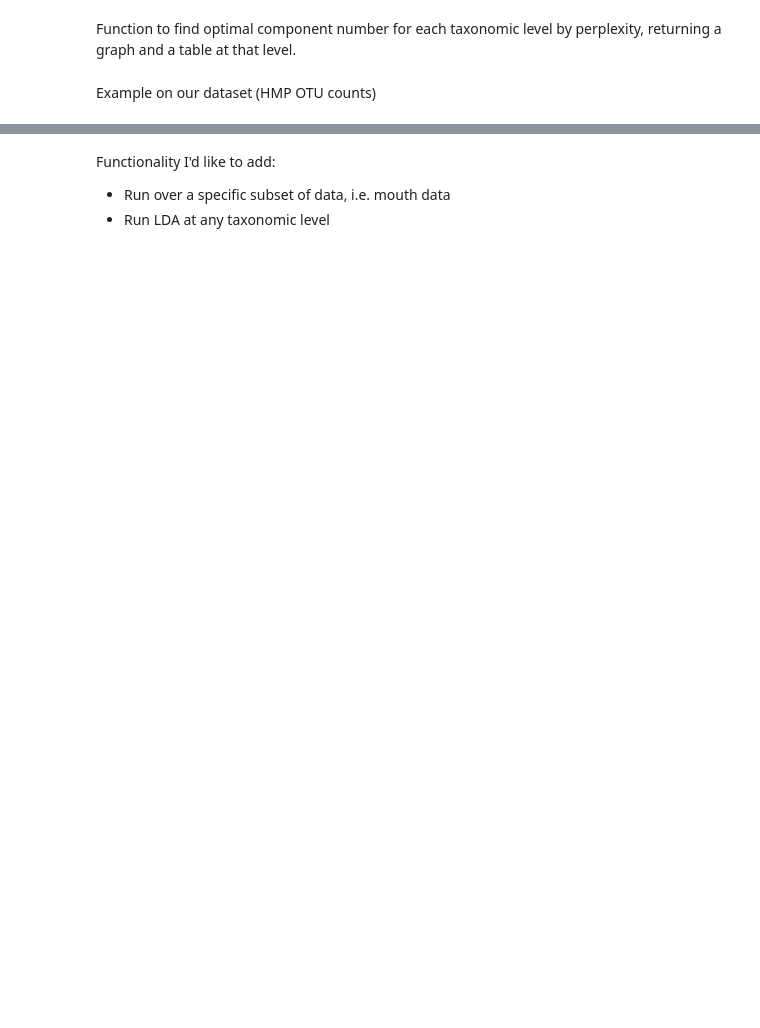
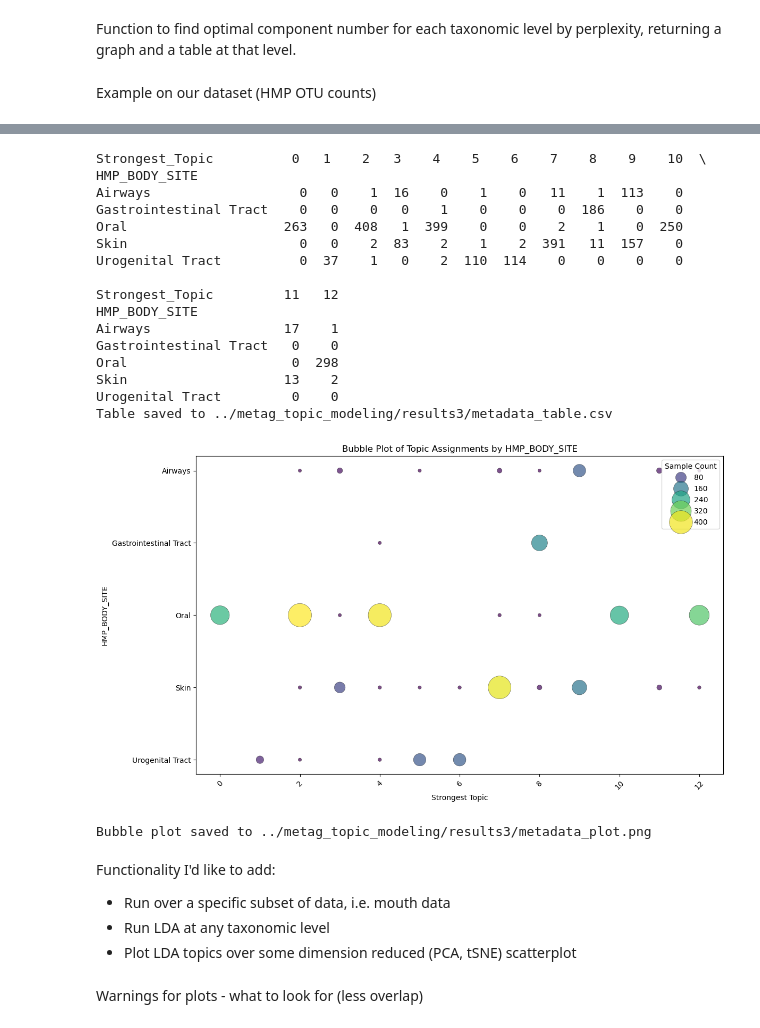
Before and after one commit to hurwitzlab/metag_topic_modeling, a Jupyter notebook: final_copy.ipynb, the cells around one changed output, grey strips where cells are left out. Cells and saved outputs as stored; diff of their text form; code cells hidden in the pictures; blank space fills up the shorter version.

```diff
--- a/final_copy.ipynb
+++ b/final_copy.ipynb
@@ -194,6 +208,0 @@ Original graph
-# %%
-body_sites = pd.read_csv('../metag_topic_modeling/data_sets/HMP_V13_participant_data.csv')
-
-body_site_mapping = {site: idx for idx, site in enumerate(body_sites['HMP_BODY_SITE'].unique())}
-
-body_site_ints = body_sites['HMP_BODY_SITE'].map(body_site_mapping)
@@ -200,17 +211,16 @@ body_site_ints = body_sites['HMP_BODY_SITE'].map(body_site_mapping)
 # %%
-def bubblePlot2(df, model, dictionary, filename, corpus):
+def metaPlot(model, corpus, metadata_file, relevant_metadata, output_path):
+
+    body_sites = pd.read_csv(metadata_file)
 
     # detect topic count
-    if hasattr(model, "num_topics"):
-        num_topics = model.num_topics  # LDA
-    else:
-        num_topics = len(model.show_topics(num_topics=-1, formatted=False))  # HDP
+    num_topics = model.num_topics  # LDA
 
     # find topic distributions for each document
     topic_distributions = []
     for doc_bow in corpus:
         doc_topics = model.get_document_topics(doc_bow, minimum_probability=0)
-        # Convert to full vector (pad to num_topics)
+        # convert to full vector (pad to num_topics)
         topic_vector = np.zeros(num_topics)
         for topic_id, prob in doc_topics:
             if topic_id < num_topics:  # safeguard
@@ -224,11 +234,14 @@ def bubblePlot2(df, model, dictionary, filename, corpus):
     body_sites['Strongest_Topic'] = strongest_topic_indices
 
     # find topic counts by site
-    topic_counts_by_site = body_sites.groupby(['HMP_BODY_SITE', 'Strongest_Topic']).size().reset_index(name="Count")
-    print(topic_counts_by_site)
+    topic_counts_by_site = body_sites.groupby([relevant_metadata, 'Strongest_Topic']).size().reset_index(name="Count")
 
-    table_filename = f"results2/{str(model)}_table_gensim.csv"
-    topic_counts_by_site.to_csv(table_filename, index=False)
+    # output a table of counts by site
+    topic_counts_table = body_sites.groupby(['HMP_BODY_SITE', 'Strongest_Topic']).size().unstack(fill_value=0)
+    print(topic_counts_table)
+
+    table_filename = output_path + "metadata_table.csv"
+    topic_counts_table.to_csv(table_filename, index=False)
     print(f"Table saved to {table_filename}")
 
     # bubble plot
@@ -236,7 +249,7 @@ def bubblePlot2(df, model, dictionary, filename, corpus):
     bubble = sns.scatterplot(
         data=topic_counts_by_site,
         x="Strongest_Topic",
-        y="HMP_BODY_SITE",
+        y=relevant_metadata,
         size="Count",
         hue="Count",
         sizes=(20, 1000),
@@ -247,12 +260,12 @@ def bubblePlot2(df, model, dictionary, filename, corpus):
 
     plt.xticks(rotation=45)
     plt.xlabel("Strongest Topic")
-    plt.ylabel("Body Site")
-    plt.title("Bubble Plot of Topic Assignments by Body Site")
+    plt.ylabel(relevant_metadata)
+    plt.title(f"Bubble Plot of Topic Assignments by {relevant_metadata}")
     plt.legend(title="Sample Count", loc='upper right')
     plt.tight_layout()
 
-    output_filename = f"results2/{str(model)}_bubble_plot_gensim.png"
+    output_filename = output_path + "metadata_plot.png"
     plt.savefig(output_filename, dpi=300)
     plt.show()
     print(f"Bubble plot saved to {output_filename}")
@@ -315,4 +309,28 @@ Example on our dataset (HMP OTU counts)
+# %%
+metaPlot(lda, corpus, metadata, "HMP_BODY_SITE", output_path)
+# %% [output]
+Strongest_Topic          0   1    2   3    4    5    6    7    8    9    10  \
+HMP_BODY_SITE
+Airways                   0   0    1  16    0    1    0   11    1  113    0
+Gastrointestinal Tract    0   0    0   0    1    0    0    0  186    0    0
+Oral                    263   0  408   1  399    0    0    2    1    0  250
+Skin                      0   0    2  83    2    1    2  391   11  157    0
+Urogenital Tract          0  37    1   0    2  110  114    0    0    0    0
+
+Strongest_Topic         11   12
+HMP_BODY_SITE
+Airways                 17    1
+Gastrointestinal Tract   0    0
+Oral                     0  298
+Skin                    13    2
+Urogenital Tract         0    0
+Table saved to ../metag_topic_modeling/results3/metadata_table.csv
+[figure, added]
+Bubble plot saved to ../metag_topic_modeling/results3/metadata_plot.png
 # %% [markdown]
 Functionality I'd like to add:
 - Run over a specific subset of data, i.e. mouth data
 - Run LDA at any taxonomic level
+- Plot LDA topics over some dimension reduced (PCA, tSNE) scatterplot
+# %% [markdown]
+Warnings for plots - what to look for (less overlap)
```
Also changed, not shown: parts of 14 cells of this notebook, 1 other file.
